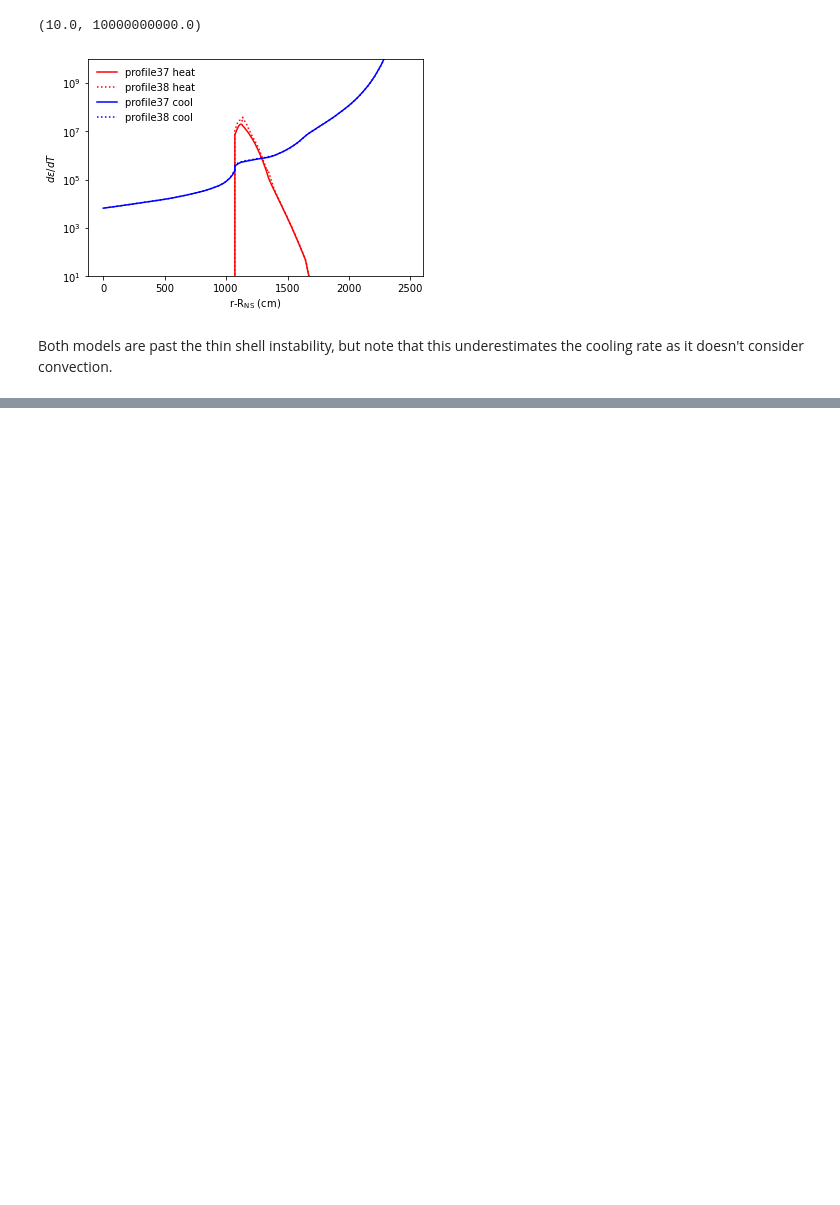
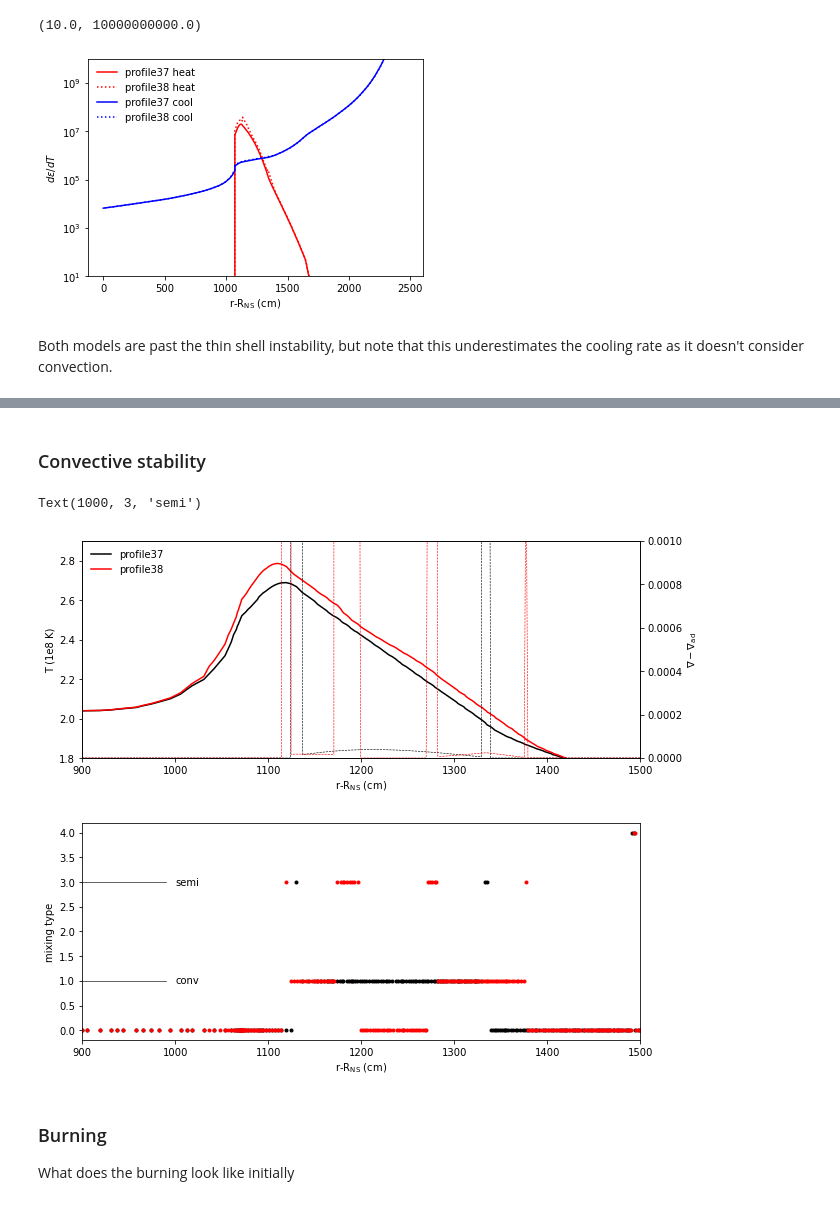
Before and after one commit to AMReX-Astro/MAESTROeX, a Jupyter notebook: Exec/science/xrb_layered/create_initial_model/ignition_analysis.ipynb, the cells around one changed output, grey strips where cells are left out. Cells and saved outputs as stored; diff of their text form; code cells hidden in the pictures; blank space fills up the shorter version.

```diff
--- a/Exec/science/xrb_layered/create_initial_model/ignition_analysis.ipynb
+++ b/Exec/science/xrb_layered/create_initial_model/ignition_analysis.ipynb
@@ -130,0 +143,37 @@ Text(0, 0.5, 'T (1e8 K)')
+# %% [markdown]
+### Convective stability
+# %%
+plt.figure(figsize=(10,4))
+plt.plot(prof1.R_cm-12e5, prof1.T/1e8, 'k-', label=name1)
+plt.plot(prof2.R_cm-12e5, prof2.T/1e8, 'r-', label=name2)
+plt.ylim([1.8,2.9])
+plt.xlim([900,1500])
+plt.xlabel(r'r-R$_{\rm NS}$ (cm)')
+plt.ylabel(r'T (1e8 K)')
+plt.legend(frameon=False,loc=2)
+
+axb=plt.gca().twinx()
+axb.plot(prof1.R_cm-12e5, prof1.super_ad, 'k--', lw=0.6)
+axb.plot(prof2.R_cm-12e5, prof2.super_ad, 'r--', lw=0.6)
+axb.set_ylabel(r'$\nabla-\nabla_{\rm ad}$')
+axb.set_ylim([-1e-6,1e-3])
+# axb.plot(prof2.R_cm-12e5, prof2.mixing_type, 'r:')
+
+plt.figure(figsize=(10,4))
+plt.plot(prof1.R_cm-12e5, prof1.mlt_mixing_type, 'k.')
+plt.plot(prof2.R_cm-12e5, prof2.mlt_mixing_type, 'r.')
+plt.xlim([900,1500])
+plt.xlabel(r'r-R$_{\rm NS}$ (cm)')
+plt.ylabel(r'mixing type')
+plt.axhline(1,xmax=0.15,color='k',lw=0.6)
+plt.text(1000,1,"conv",ha='left',va='center')
+plt.axhline(3,xmax=0.15,color='k',lw=0.6)
+plt.text(1000,3,"semi",ha='left',va='center')
+# %% [output]
+Text(1000, 3, 'semi')
+[figure, added]
+[figure, added]
+# %% [markdown]
+### Burning
+
+What does the burning look like initially
```
Also changed, not shown: parts of 5 cells of this notebook, 22 other files.
